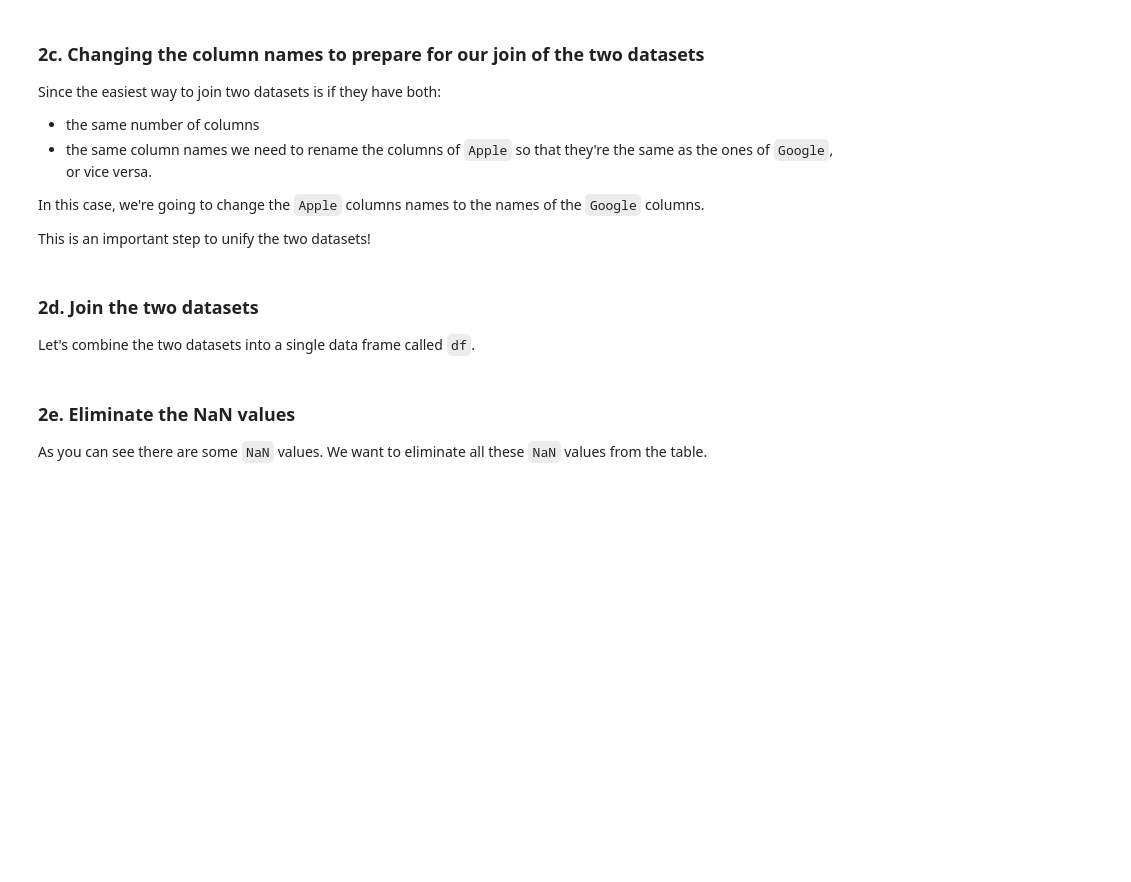
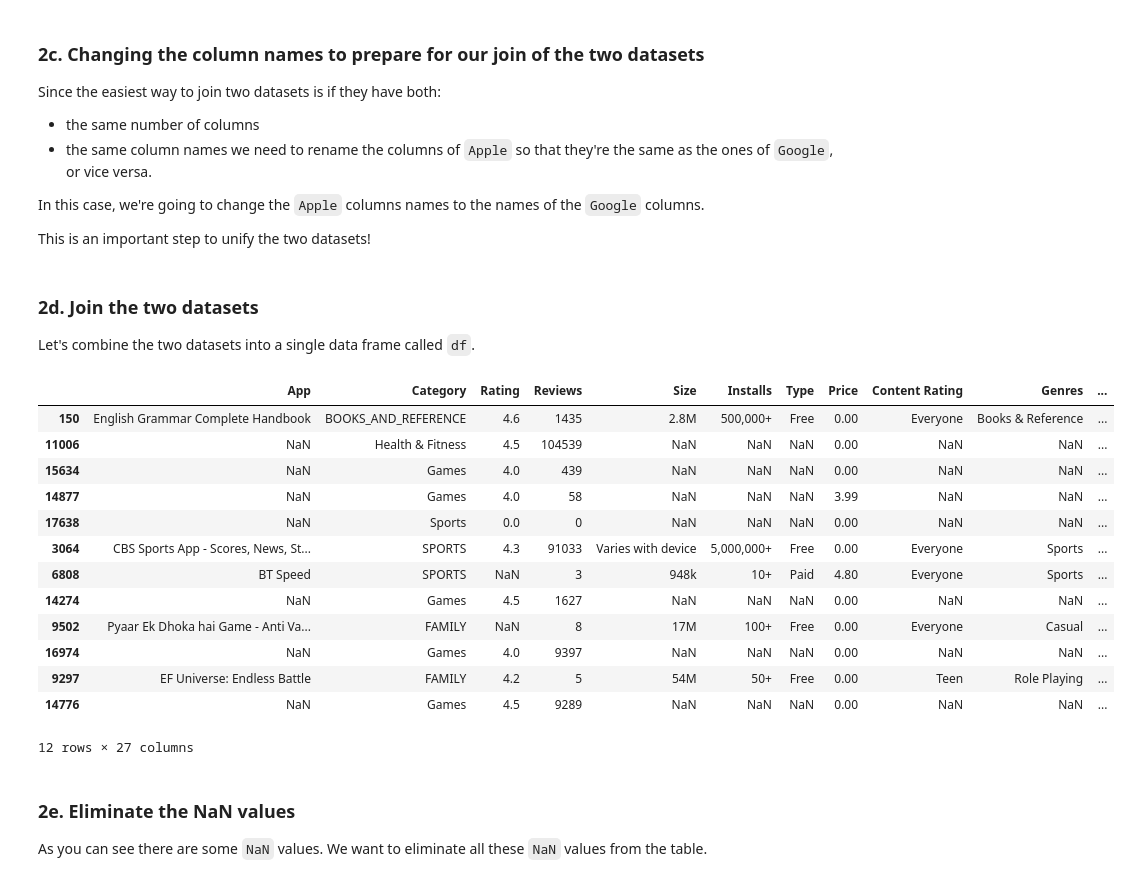
Before and after one commit to Kevin-Kwasnik/apps_project, a Jupyter notebook: PART 3, Tier 3 - Modelling.ipynb, the cells around one changed output. Saved outputs shown, nothing was run; the diff lists cells and outputs as text; code cells hidden in the pictures; blank space fills up the shorter version.

```diff
--- a/PART 3, Tier 3 - Modelling.ipynb
+++ b/PART 3, Tier 3 - Modelling.ipynb
@@ -159,13 +234,15 @@ This is a problem because Python actually considers these values strings. So we
 # Let's create a variable called nosymb.
 # This variable will take the Price column of Google and apply the str.replace() method.
 # Remember: we want to find '$' and replace it with nothing, so we'll have to write approrpiate arguments to the method to achieve this.
-_ _ _ = Google[_ _ _].str.replace(_ _ _,_ _ _)
+nosymb = google["Price"].str.replace('$', '')
+
 
 # Now we need to do two things:
 # i. Make the values in the nosymb variable numeric using the to_numeric() pandas method.
 # ii. Assign this new set of numeric, dollar-sign-less values to Google['Price'].
 # You can do this in one line if you wish.
-_ _ _
+
+google["Price"] = pd.to_numeric(nosymb)
 # %% [markdown]
 Now let's check the data types for our Google dataframe again, to verify that the 'Price' column really is numeric now.
 # %%
@@ -176,6 +255,6 @@ Notice that the column `Reviews` is still an object column. We actually need thi
 # %%
 # Convert the 'Reviews' column to a numeric data type.
 # Use the method pd.to_numeric(), and save the result in the same column.
-_ _ _
+google["Reviews"] = pd.to_numeric(google["Reviews"])
 # %%
 # Let's check the data types of Google again
@@ -188,8 +269,8 @@ The reason we're making this column is so that we can ultimately join our Apple
 # %%
 # Create a column called 'platform' in both the Apple and Google dataframes.
 # Add the value 'apple' and the value 'google' as appropriate.
-Apple['platform'] = _ _ _
-_ _ _ = _ _ _
+apple['platform'] = 'apple'
+google['platform'] = 'google'
 # %% [markdown]
 ### 2c. Changing the column names to prepare for our join of the two datasets
 Since the easiest way to join two datasets is if they have both:
@@ -217,10 +295,25 @@ Let's combine the two datasets into a single data frame called `df`.
 # %%
 # Let's use the append() method to append Apple to Google.
 # Make Apple the first parameter of append(), and make the second parameter just: ignore_index = True.
-df = _ _ _.append(_ _ _, _ _ _= True)
+df = pd.concat([google, apple], ignore_index = True)
 
 # Using the sample() method with the number 12 passed to it, check 12 random points of your dataset.
-_ _ _.sample(_ _ _)
+df.sample(12)
+# %% [output]
+|  | App | Category | Rating | Reviews | Size | Installs | Type | Price | Content Rating | Genres | ... |
+| 150 | English Grammar Complete Handbook | BOOKS_AND_REFERENCE | 4.6 | 1435 | 2.8M | 500,000+ | Free | 0.00 | Everyone | Books & Reference | ... |
+| 11006 | NaN | Health & Fitness | 4.5 | 104539 | NaN | NaN | NaN | 0.00 | NaN | NaN | ... |
+| 15634 | NaN | Games | 4.0 | 439 | NaN | NaN | NaN | 0.00 | NaN | NaN | ... |
+| 14877 | NaN | Games | 4.0 | 58 | NaN | NaN | NaN | 3.99 | NaN | NaN | ... |
+| 17638 | NaN | Sports | 0.0 | 0 | NaN | NaN | NaN | 0.00 | NaN | NaN | ... |
+| 3064 | CBS Sports App - Scores, News, St... | SPORTS | 4.3 | 91033 | Varies with device | 5,000,000+ | Free | 0.00 | Everyone | Sports | ... |
+| 6808 | BT Speed | SPORTS | NaN | 3 | 948k | 10+ | Paid | 4.80 | Everyone | Sports | ... |
+| 14274 | NaN | Games | 4.5 | 1627 | NaN | NaN | NaN | 0.00 | NaN | NaN | ... |
+| 9502 | Pyaar Ek Dhoka hai Game - Anti Va... | FAMILY | NaN | 8 | 17M | 100+ | Free | 0.00 | Everyone | Casual | ... |
+| 16974 | NaN | Games | 4.0 | 9397 | NaN | NaN | NaN | 0.00 | NaN | NaN | ... |
+| 9297 | EF Universe: Endless Battle | FAMILY | 4.2 | 5 | 54M | 50+ | Free | 0.00 | Teen | Role Playing | ... |
+| 14776 | NaN | Games | 4.5 | 9289 | NaN | NaN | NaN | 0.00 | NaN | NaN | ... |
+12 rows × 27 columns
 # %% [markdown]
 ### 2e. Eliminate the NaN values
 
```
Also changed, not shown: parts of 19 cells of this notebook, 1 other file.
